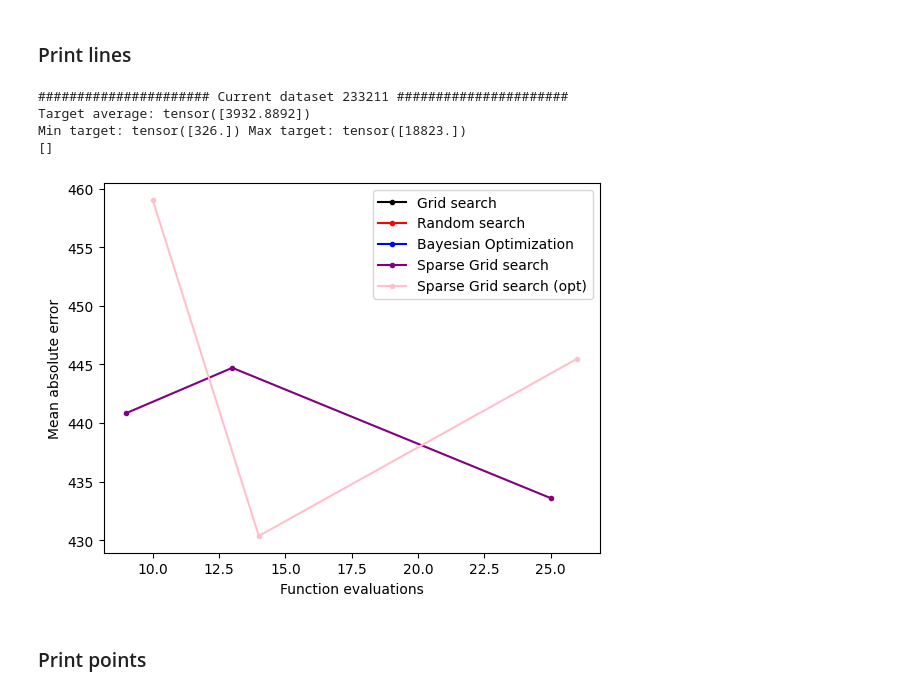
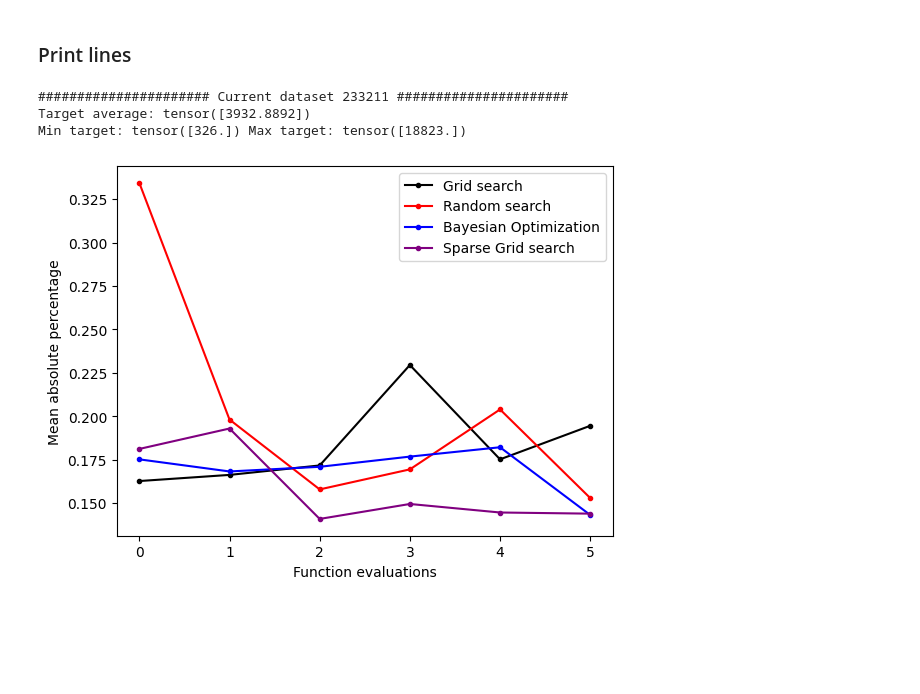
Before and after one commit to Muxlll/Masterarbeit, a Jupyter notebook: Code/Baseline.ipynb, the cells around one changed output. Cells and saved outputs as stored; diff of their text form; code cells hidden in the pictures; blank space fills up the shorter version.

```diff
--- a/Code/Baseline.ipynb
+++ b/Code/Baseline.ipynb
@@ -53,14 +53,14 @@ SPARSE_COST_OPTIMIZED = []
 # %% [markdown]
 ### Hyperparameter space definition
 # %%
-ITER = 1
+ITER = 10
 
 hyperparameterspace = {
-    'epochs': ["interval-int", 1, 2],
+    'epochs': ["interval-int", 1, 40],
     'batch_size': ["interval-int", 1, 200],
-    'learning_rate': ["interval-log", 0.000000001, 1],
-    'number_layers': ["interval-int", 1, 2],
-    'neurons_per_layer': ["interval-int", 1, 2]
+    'learning_rate': ["interval-log", 0.000000001, 0.1],
+    'number_layers': ["interval-int", 1, 20],
+    'neurons_per_layer': ["interval-int", 1, 50]
 }
 
 hyperparameterspace_special = {}
@@ -413,40 +448,48 @@ Performing grid search
 ### Print lines
 # %%
 
-for i in range(len(ids)):
+GRID_RESULT = [[0.16265705972909927, 0.1661900207400322, 0.17163792625069618, 0.22945944219827652, 0.17515426501631737, 0.19447438046336174]]
+RANDOM_RESULT = [[0.3343049846589565, 0.19805823639035225, 0.15784354135394096, 0.16937023028731346, 0.20388440415263176, 0.1528652310371399]]
+BAYESIAN_RESULT = [[0.17514263093471527, 0.16818046942353249, 0.17085410840809345, 0.17672444134950638, 0.1821105070412159, 0.14311442524194717]]
+SPARSE_RESULT = [[0.18114309757947922, 0.19289525970816612, 0.14084726944565773, 0.14944906905293465, 0.14454316906630993, 0.14388455078005863]]
+SPARSE_RESULT_OPTIMIZED = [[0.1791285015642643, 0.20162401348352432, 0.19480421394109726, 0.1791594885289669, 1.7203131020069122, 0.15878350287675858]]
+
+
+for i in range(1):#len(ids)):
     print("###################### Current dataset", ids[i], "######################")
 
     dataset = HPO.Dataset(task_id=ids[i])
 
     print("Target average:", sum(
         dataset.get_Y()/len(dataset.get_Y())))
     print("Min target:", min(dataset.get_Y()),
           "Max target:", max(dataset.get_Y()))
 
-    print(GRID_RESULT[i])
+    # plotting the points
+    # plt.plot(GRID_COST[i], GRID_RESULT[i], '.-', color='black', label="Grid search")
+    # plt.plot(RANDOM_COST[i], RANDOM_RESULT[i], '.-', color='red', label="Random search")
+    # plt.plot(BAYESIAN_COST[i], BAYESIAN_RESULT[i], '.-', color='blue', label="Bayesian Optimization")
+    # plt.plot(SPARSE_COST[i], SPARSE_RESULT[i], '.-', color='purple', label="Sparse Grid search")
+    # plt.plot(SPARSE_COST_OPTIMIZED[i], SPARSE_RESULT_OPTIMIZED[i], '.-', color='pink', label="Sparse Grid search (opt)")
 
-    # plotting the points
-    plt.plot(GRID_COST[i], GRID_RESULT[i], '.-', color='black', label="Grid search")
-    plt.plot(RANDOM_COST[i], RANDOM_RESULT[i], '.-', color='red', label="Random search")
-    plt.plot(BAYESIAN_COST[i], BAYESIAN_RESULT[i], '.-', color='blue', label="Bayesian Optimization")
-    plt.plot(SPARSE_COST[i], SPARSE_RESULT[i], '.-', color='purple', label="Sparse Grid search")
-    plt.plot(SPARSE_COST_OPTIMIZED[i], SPARSE_RESULT_OPTIMIZED[i], '.-', color='pink', label="Sparse Grid search (opt)")
+    plt.plot(GRID_RESULT[i], '.-', color='black', label="Grid search")
+    plt.plot(RANDOM_RESULT[i], '.-', color='red', label="Random search")
+    plt.plot(BAYESIAN_RESULT[i], '.-', color='blue', label="Bayesian Optimization")
+    plt.plot(SPARSE_RESULT[i], '.-', color='purple', label="Sparse Grid search")
+    #plt.plot(SPARSE_RESULT_OPTIMIZED[i], '.-', color='pink', label="Sparse Grid search (opt)")
 
     # naming the x axis
     plt.xlabel('Function evaluations')
     # naming the y axis
-    plt.ylabel('Mean absolute error')
+    plt.ylabel('Mean absolute percentage')
 
     # show a legend on the plot
     plt.legend()
 
     # function to show the plot
     plt.show()
 # %% [output]
 ###################### Current dataset 233211 ######################
 Target average: tensor([3932.8892])
 Min target: tensor([326.]) Max target: tensor([18823.])
-[]
-[figure, old version]
+[figure, new version]
-# %% [markdown]
-### Print points
```
Also changed, not shown: parts of 2 cells of this notebook.
